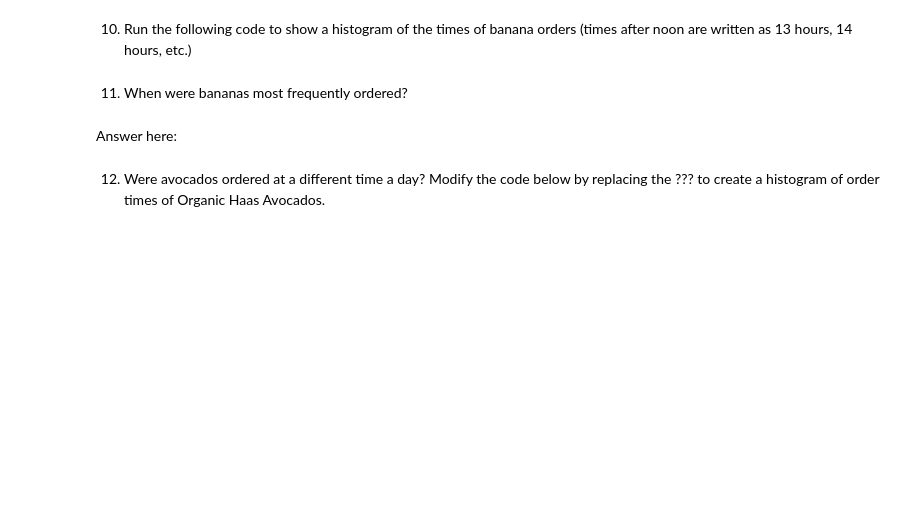
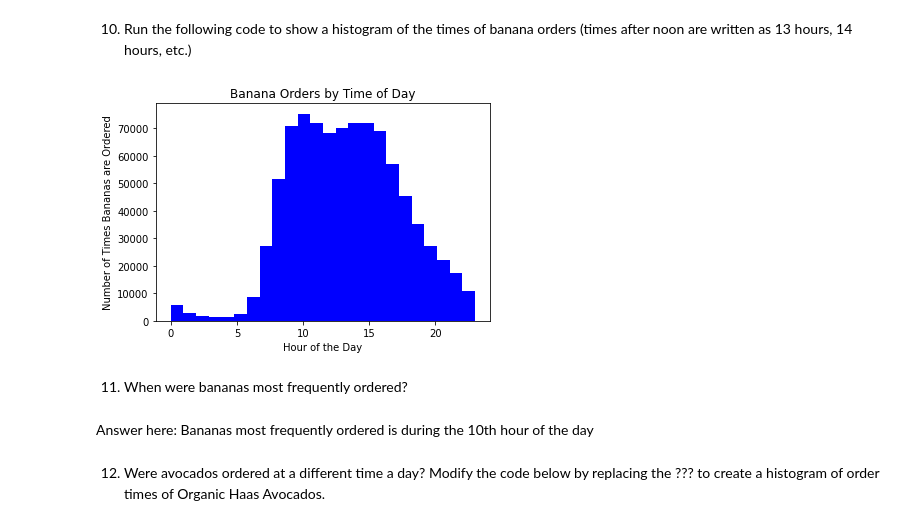
Before and after one commit to mariokart345/DS-Unit-1-Sprint-1-Data-Wrangling-and-Storytelling, a Jupyter notebook: module3-join-and-reshape-data/LS_DS_113_Join_and_Reshape_Data_Assignment.ipynb, the cells around one changed output. Cells and saved outputs as stored; diff of their text form; code cells hidden in the pictures; blank space fills up the shorter version.

```diff
--- a/module3-join-and-reshape-data/LS_DS_113_Join_and_Reshape_Data_Assignment.ipynb
+++ b/module3-join-and-reshape-data/LS_DS_113_Join_and_Reshape_Data_Assignment.ipynb
@@ -230,0 +229,3 @@ Calcluate the number of times each product was ordered.  What was the most frequ
+# %%
+product_orders = pd.merge(order_product_link, product_names_10)
+product_orders.head(20)
@@ -236,0 +254,3 @@ Calcluate the number of times each product was ordered.  What was the most frequ
+# %%
+orders = pd.read_csv('orders.csv')
+orders.head()
@@ -240,0 +266,3 @@ Calcluate the number of times each product was ordered.  What was the most frequ
+# %%
+order_times = pd.merge(orders,product_orders)
+order_times.head(20)
@@ -244,0 +289,3 @@ Calcluate the number of times each product was ordered.  What was the most frequ
+# %%
+Bananas = order_times[order_times['product_name'].isin(['Banana','Bag of Organic Bananas'])]
+Bananas.head()
@@ -247,17 +301,19 @@ Calcluate the number of times each product was ordered.  What was the most frequ
 # %%
 import matplotlib.pyplot as plt
 
-plt.hist(bananas['order_hour_of_day'],bins=24, color='blue')
+plt.hist(Bananas['order_hour_of_day'],bins=24, color='blue')
 
 plt.xlabel('Hour of the Day')
 plt.ylabel('Number of Times Bananas are Ordered')
 plt.title('Banana Orders by Time of Day')
 
 plt.show()
+# %% [output]
+[figure, added]
 # %% [markdown]
 11) When were bananas most frequently ordered?
-# %% [markdown]
-Answer here:
+# %% [markdown]
+Answer here: Bananas most frequently ordered is during the 10th hour of the day
 # %% [markdown]
 12) Were avocados ordered at a different time a day?  Modify the code below by replacing the ??? to create a histogram of order times of Organic Haas Avocados.
 # %%
```
Also changed, not shown: parts of 13 cells of this notebook.
